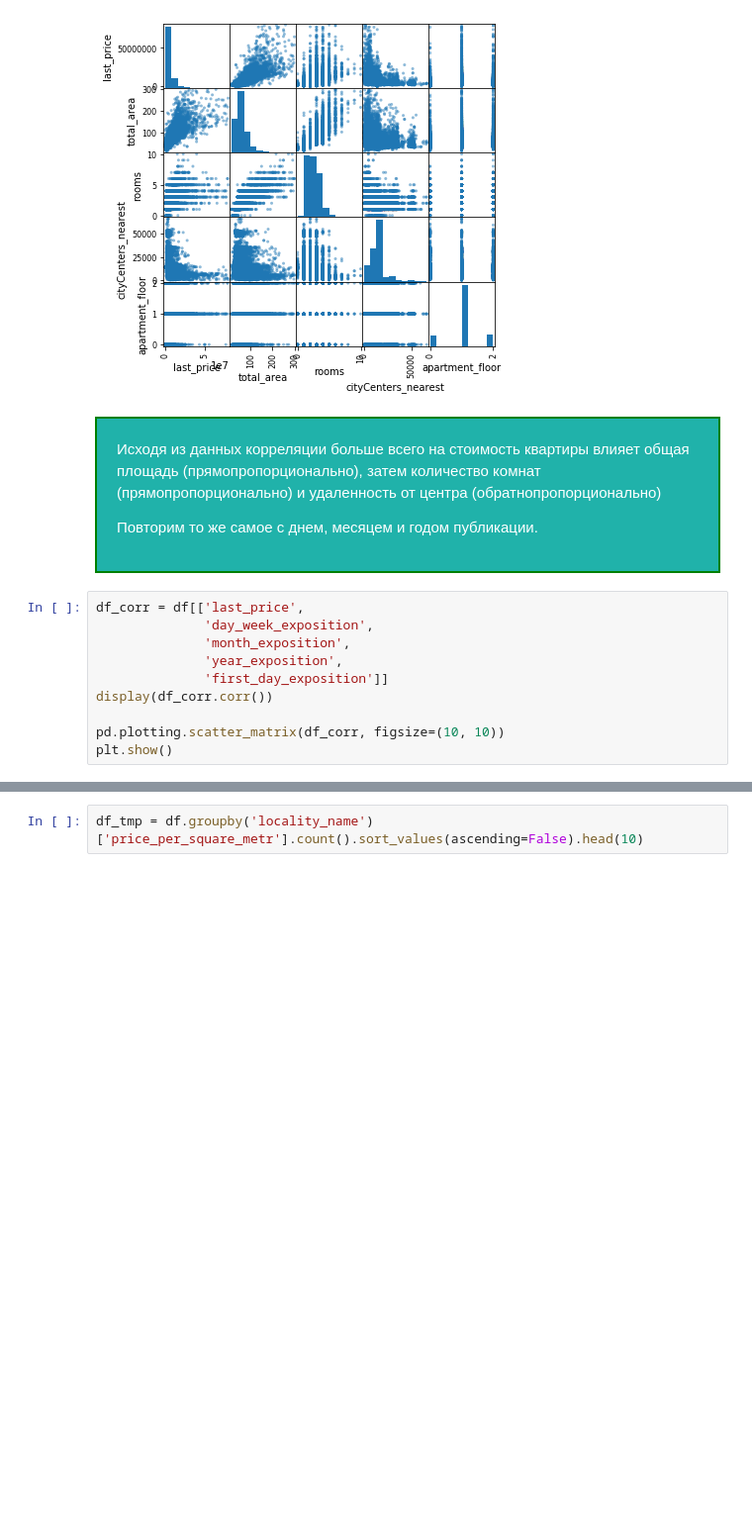
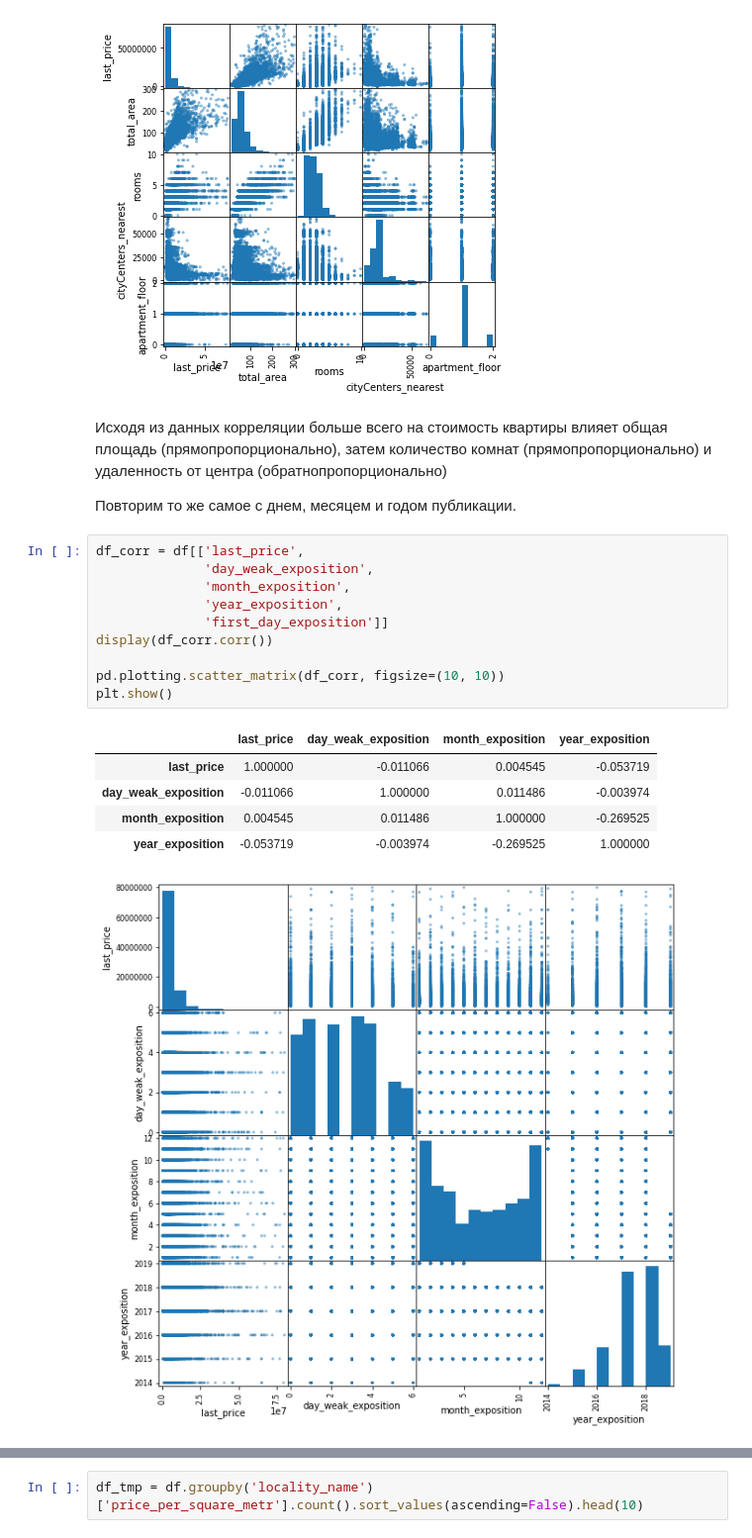
Before and after one commit to Drivdmal/Yandex.Practicum, a Jupyter notebook: apartments_for_sale/apartments_for_sale.ipynb, the cells around one changed output, grey strips where cells are left out. Shown: that part at 99% size. Drawn from its saved outputs; the diff is of its cells as text; blank space fills up the shorter version.

```diff
--- a/apartments_for_sale/apartments_for_sale.ipynb
+++ b/apartments_for_sale/apartments_for_sale.ipynb
@@ -721,20 +612,25 @@ plt.show()
 | apartment_floor | 0.055368 | 0.052327 | 0.018751 | -0.023001 | 1.000000 |
 [figure]
 # %% [markdown]
-<div style="color: white; border:solid green 2px; padding: 20px; background: LightSeaGreen">
-<p> Исходя из данных корреляции больше всего на стоимость квартиры влияет общая площадь (прямопропорционально),
+Исходя из данных корреляции больше всего на стоимость квартиры влияет общая площадь (прямопропорционально),
 затем количество комнат (прямопропорционально) и удаленность от центра (обратнопропорционально)
-    <p>
-    <p> Повторим то же самое с днем, месяцем и годом публикации.
-</div>
+
+Повторим то же самое с днем, месяцем и годом публикации.
 # %%
 df_corr = df[['last_price',
-              'day_week_exposition',
+              'day_weak_exposition',
               'month_exposition',
               'year_exposition',
               'first_day_exposition']]
 display(df_corr.corr())
 
 pd.plotting.scatter_matrix(df_corr, figsize=(10, 10))
 plt.show()
+# %% [output]
+|  | last_price | day_weak_exposition | month_exposition | year_exposition |
+| last_price | 1.000000 | -0.011066 | 0.004545 | -0.053719 |
+| day_weak_exposition | -0.011066 | 1.000000 | 0.011486 | -0.003974 |
+| month_exposition | 0.004545 | 0.011486 | 1.000000 | -0.269525 |
+| year_exposition | -0.053719 | -0.003974 | -0.269525 | 1.000000 |
+[figure, added]
 # %% [markdown]
```
Also changed, not shown: parts of 104 cells of this notebook, 1 other file.
